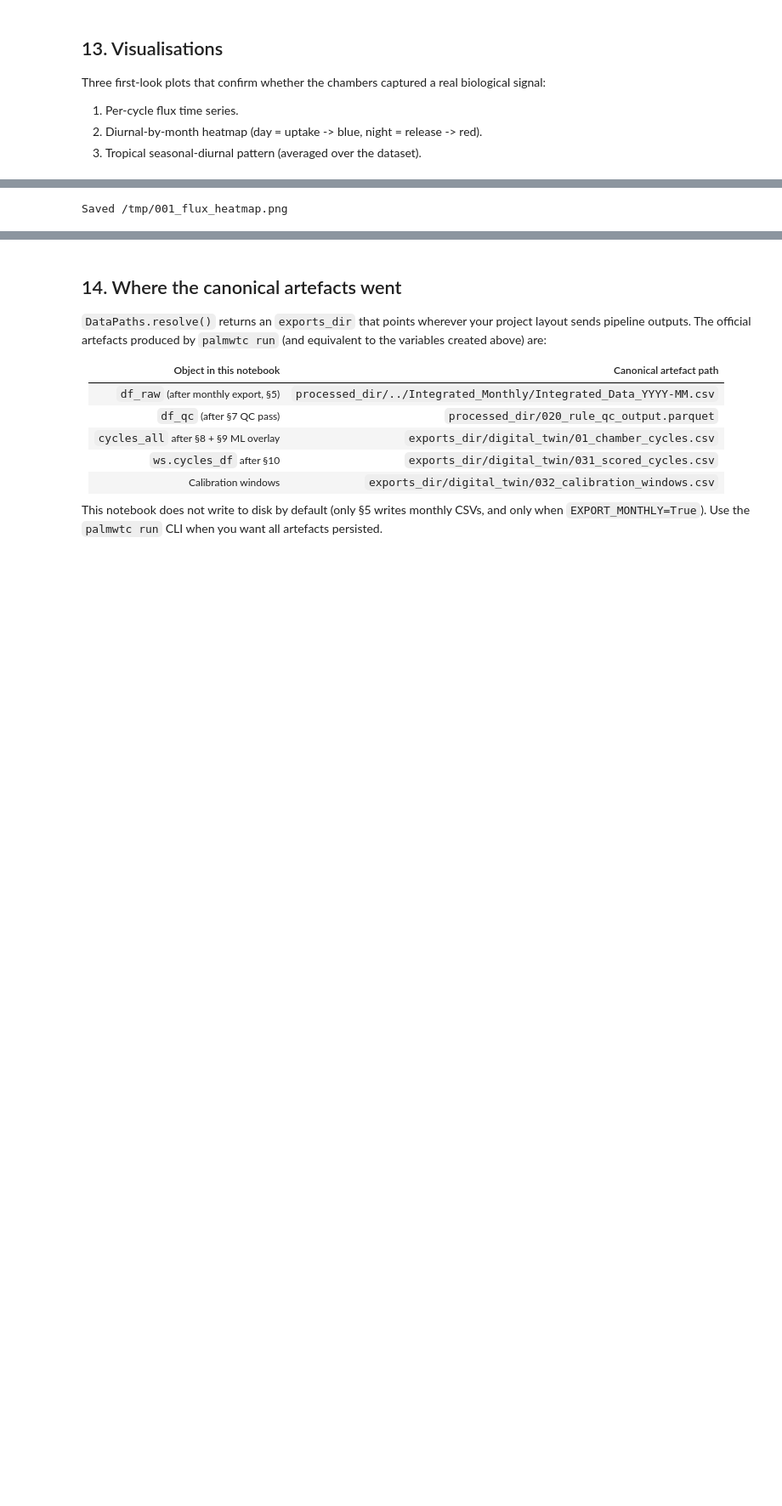
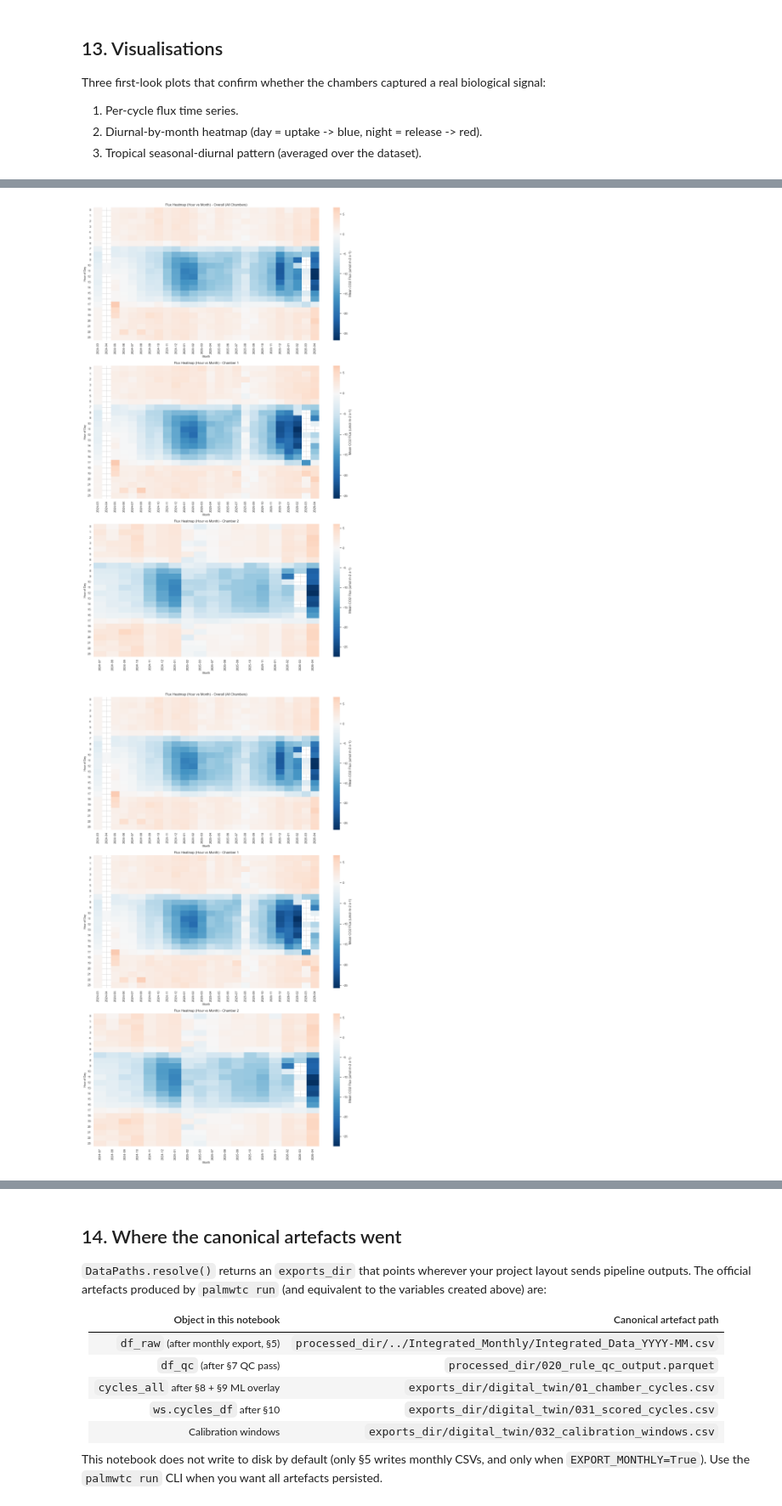
Before and after one commit to adisapoetro/palmwtc, a Jupyter notebook: docs/tutorials/001_End_to_End_Real_Chamber_Data.ipynb, the cells around one changed output, grey strips where cells are left out. Shown at 85% size. Saved outputs shown, nothing was run; the diff lists cells and outputs as text; code cells hidden in the pictures; blank space fills up the shorter version.

```diff
--- a/docs/tutorials/001_End_to_End_Real_Chamber_Data.ipynb
+++ b/docs/tutorials/001_End_to_End_Real_Chamber_Data.ipynb
@@ -592,14 +590,11 @@ Saved /tmp/001_flux_timeseries.png
 # %%
 from palmwtc.viz import plot_flux_heatmap
 
 fig2 = plot_flux_heatmap(cycles_for_viz)
-if fig2 is not None:
-    fig2.savefig("/tmp/001_flux_heatmap.png", dpi=100, bbox_inches="tight")
-    print("Saved /tmp/001_flux_heatmap.png")
-else:
-    print("Heatmap skipped (insufficient data span)")
+fig2    # None if insufficient data span
 # %% [output]
-Saved /tmp/001_flux_heatmap.png
+[figure, added]
+[figure, added]
 # %%
 from palmwtc.viz import plot_tropical_seasonal_diurnal
 
```
Also changed, not shown: parts of 3 cells of this notebook, 1 other file.
